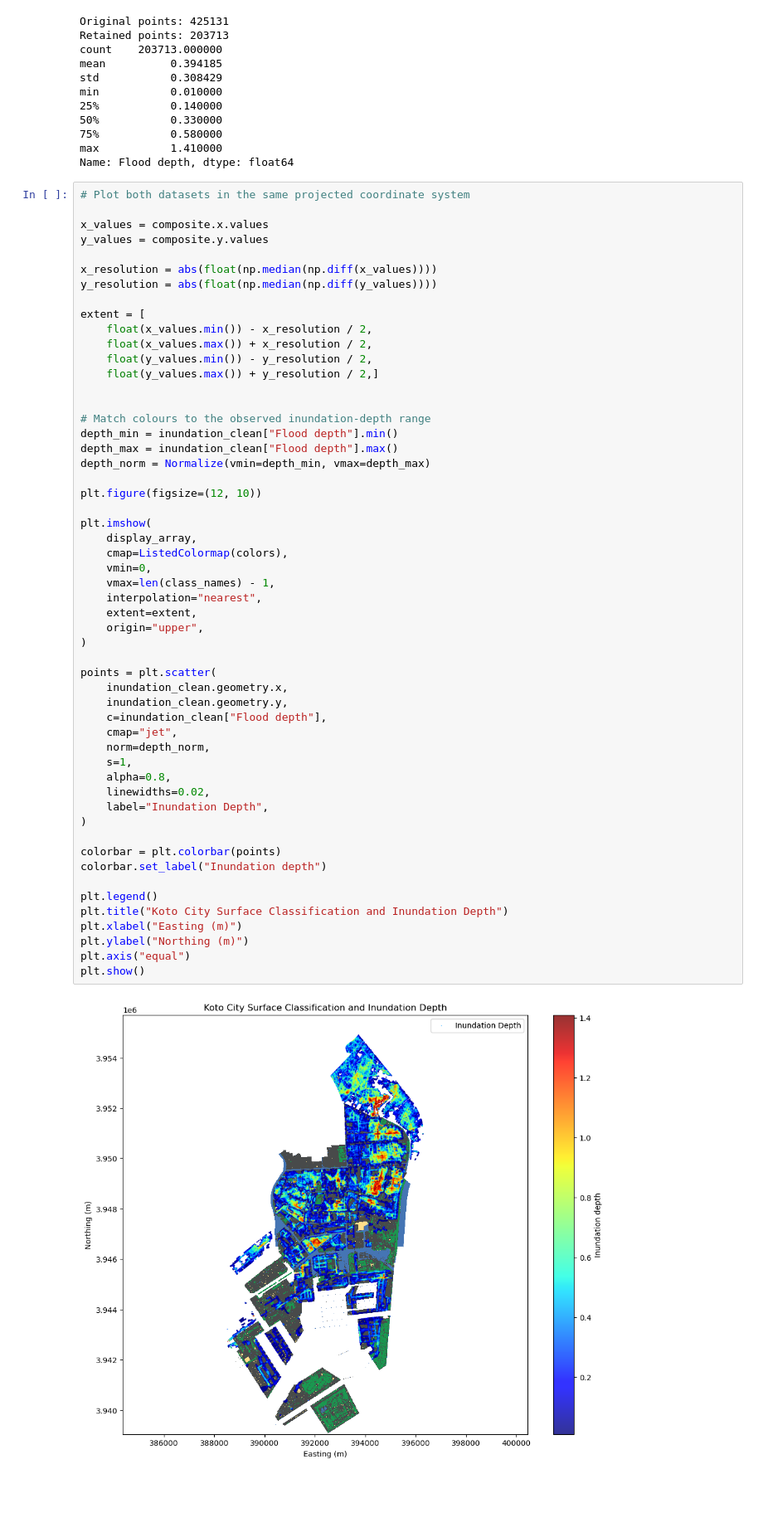
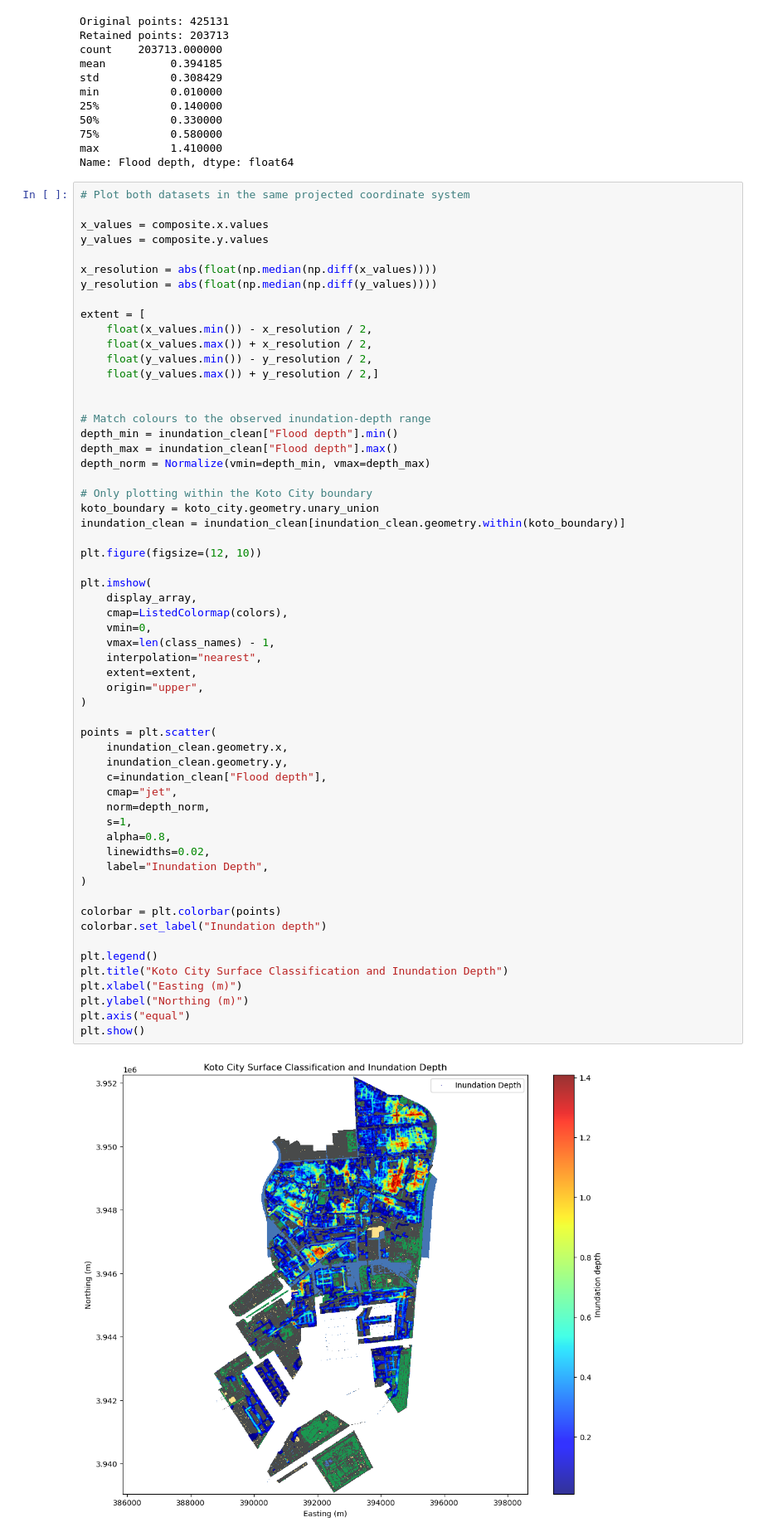
Before and after one commit to foozdemiroglu-gif/MP411-Tokyo, a Jupyter notebook: Drainage_analysis.ipynb, the cells around one changed output. Shown at 83% size. Drawn from its saved outputs; the diff is of its cells as text; blank space fills up the shorter version.

```diff
--- a/Drainage_analysis.ipynb
+++ b/Drainage_analysis.ipynb
@@ -742,6 +742,10 @@ extent = [
 depth_min = inundation_clean["Flood depth"].min()
 depth_max = inundation_clean["Flood depth"].max()
 depth_norm = Normalize(vmin=depth_min, vmax=depth_max)
+
+# Only plotting within the Koto City boundary
+koto_boundary = koto_city.geometry.unary_union
+inundation_clean = inundation_clean[inundation_clean.geometry.within(koto_boundary)]
 
 plt.figure(figsize=(12, 10))
 
@@ -750,34 +754,34 @@ plt.imshow(
     cmap=ListedColormap(colors),
     vmin=0,
     vmax=len(class_names) - 1,
     interpolation="nearest",
     extent=extent,
     origin="upper",
 )
 
 points = plt.scatter(
     inundation_clean.geometry.x,
     inundation_clean.geometry.y,
     c=inundation_clean["Flood depth"],
     cmap="jet",
     norm=depth_norm,
     s=1,
     alpha=0.8,
     linewidths=0.02,
     label="Inundation Depth",
 )
 
 colorbar = plt.colorbar(points)
 colorbar.set_label("Inundation depth")
 
 plt.legend()
 plt.title("Koto City Surface Classification and Inundation Depth")
 plt.xlabel("Easting (m)")
 plt.ylabel("Northing (m)")
 plt.axis("equal")
 plt.show()
 # %% [output]
-[figure, old version]
+[figure, new version]
 # %%
 #Known/estimated parameters for the drainage areas in Koto City, including area, slope, and roughness coefficient.
 
```
Also changed, not shown: parts of 11 cells of this notebook.
